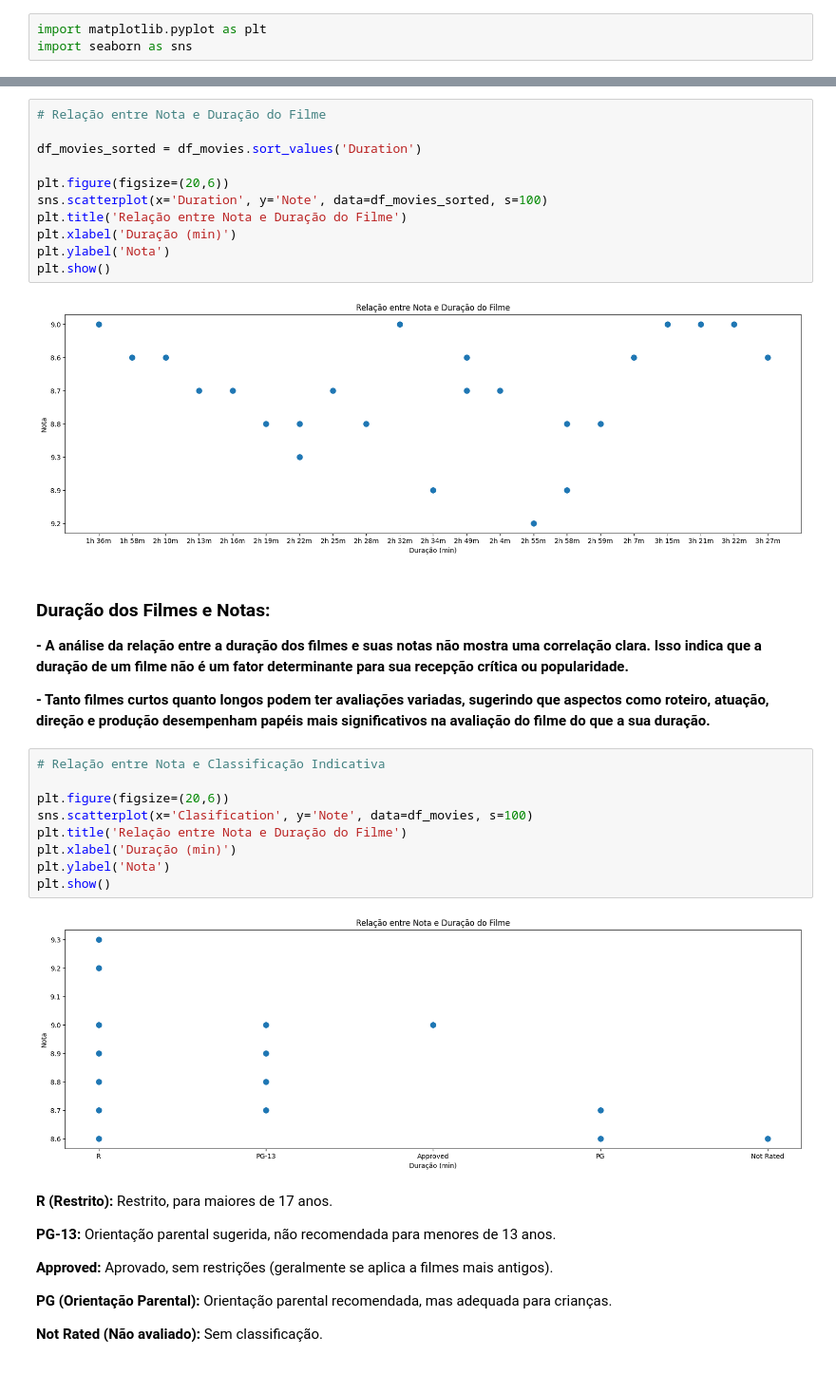
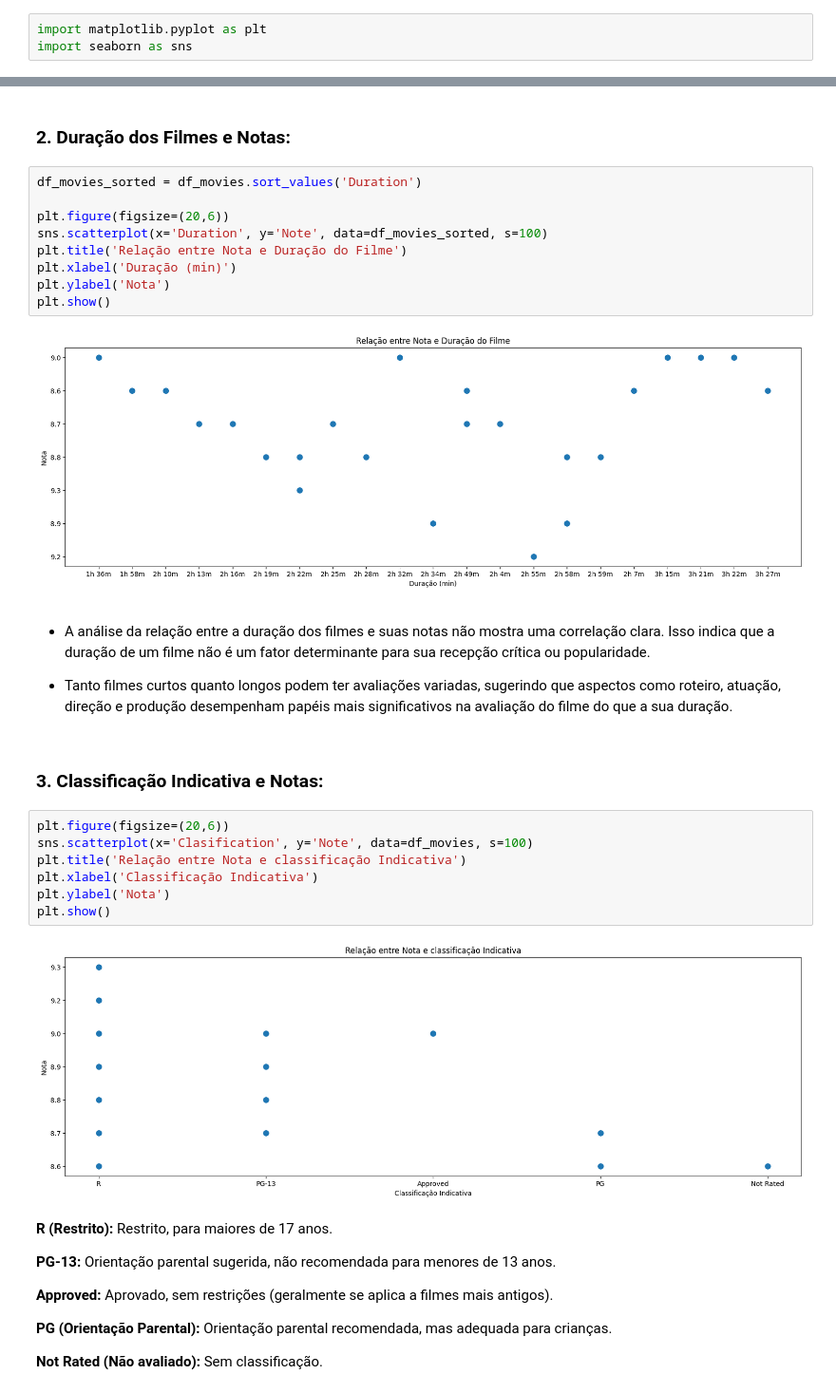
Before and after one commit to NiEl0503/simulador4, a Jupyter notebook: Simulador4.ipynb, the cells around one changed output, grey strips where cells are left out. Shown at 95% size. Drawn from its saved outputs; the diff is of its cells as text.

```diff
--- a/Simulador4.ipynb
+++ b/Simulador4.ipynb
@@ -179,6 +187,6 @@ plt.show()
+# %% [markdown]
+### **2. Duração dos Filmes e Notas:**
 # %%
-# Relação entre Nota e Duração do Filme
-
 df_movies_sorted = df_movies.sort_values('Duration')
 
 plt.figure(figsize=(20,6))
@@ -190,22 +198,20 @@ plt.show()
 # %% [output]
 [figure]
 # %% [markdown]
-### **Duração dos Filmes e Notas:**
+- A análise da relação entre a duração dos filmes e suas notas não mostra uma correlação clara. Isso indica que a duração de um filme não é um fator determinante para sua recepção crítica ou popularidade.
 
-**- A análise da relação entre a duração dos filmes e suas notas não mostra uma correlação clara. Isso indica que a duração de um filme não é um fator determinante para sua recepção crítica ou popularidade.**
-
-**- Tanto filmes curtos quanto longos podem ter avaliações variadas, sugerindo que aspectos como roteiro, atuação, direção e produção desempenham papéis mais significativos na avaliação do filme do que a sua duração.**
+- Tanto filmes curtos quanto longos podem ter avaliações variadas, sugerindo que aspectos como roteiro, atuação, direção e produção desempenham papéis mais significativos na avaliação do filme do que a sua duração.
+# %% [markdown]
+### **3. Classificação Indicativa e Notas:**
 # %%
-# Relação entre Nota e Classificação Indicativa
-
 plt.figure(figsize=(20,6))
 sns.scatterplot(x='Clasification', y='Note', data=df_movies, s=100)
-plt.title('Relação entre Nota e Duração do Filme')
-plt.xlabel('Duração (min)')
+plt.title('Relação entre Nota e classificação Indicativa')
+plt.xlabel('Classificação Indicativa')
 plt.ylabel('Nota')
 plt.show()
 # %% [output]
-[figure, old version]
+[figure, new version]
 # %% [markdown]
 **R (Restrito):** Restrito, para maiores de 17 anos.
 
```
Also changed, not shown: parts of 18 cells of this notebook.
